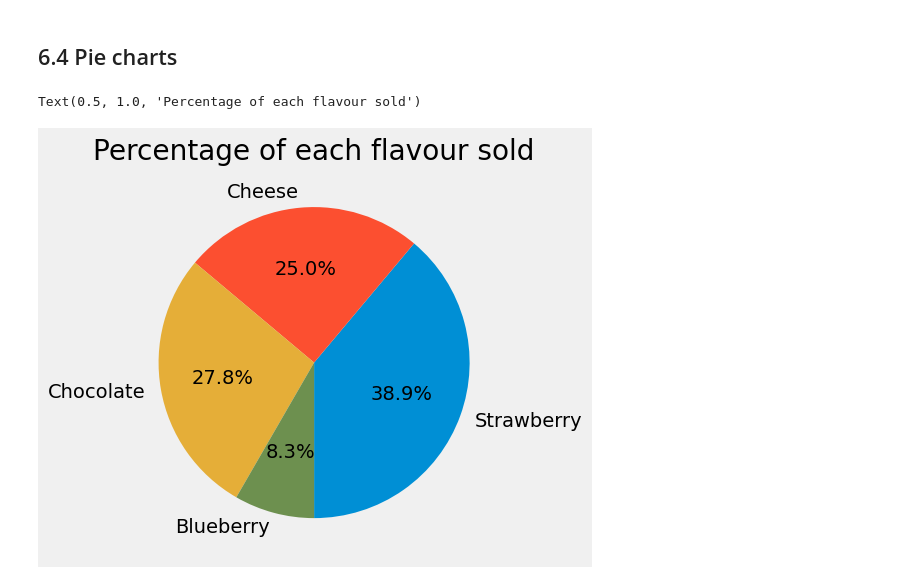
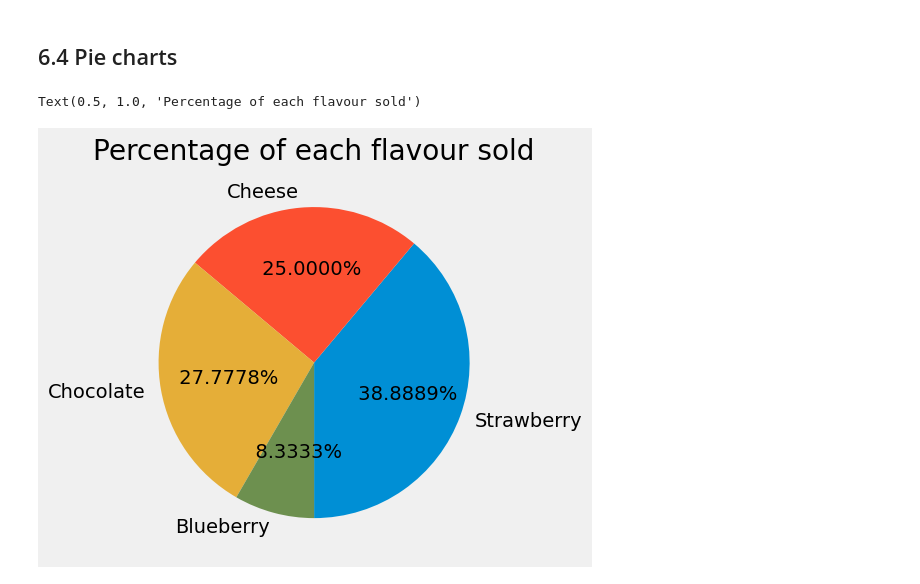
Before and after one commit to SPS-SP2273/learning-portfolio-callyang, a Jupyter notebook: plotting/plotting_(good).ipynb, the cells around one changed output. Drawn from its saved outputs; the diff is of its cells as text; code cells hidden in the pictures.

Commit message:
Edited plotting (good) exercises

```diff
--- a/plotting/plotting_(good).ipynb
+++ b/plotting/plotting_(good).ipynb
@@ -289,16 +289,16 @@ Text(0, 0.5, 'Number of Students')
 # %%
 cake_sold = {'Strawberry': 14,'Cheese': 9,
             'Chocolate': 10,'Blueberry': 3}
 
 flavour = list(cake_sold.keys())
 sold = list(cake_sold.values())
 
 plt.style.use('fivethirtyeight')
 plt.pie(sold, labels = flavour,
-        autopct='%1.1f%%',   # How to format the percentages
+        autopct='%9.4f%%',   # How to format the percentages
         startangle=-90
         )
 plt.title('Percentage of each flavour sold')
 # %% [output]
 Text(0.5, 1.0, 'Percentage of each flavour sold')
-[figure, old version]
+[figure, new version]
```
Also changed, not shown: 2 other files.
